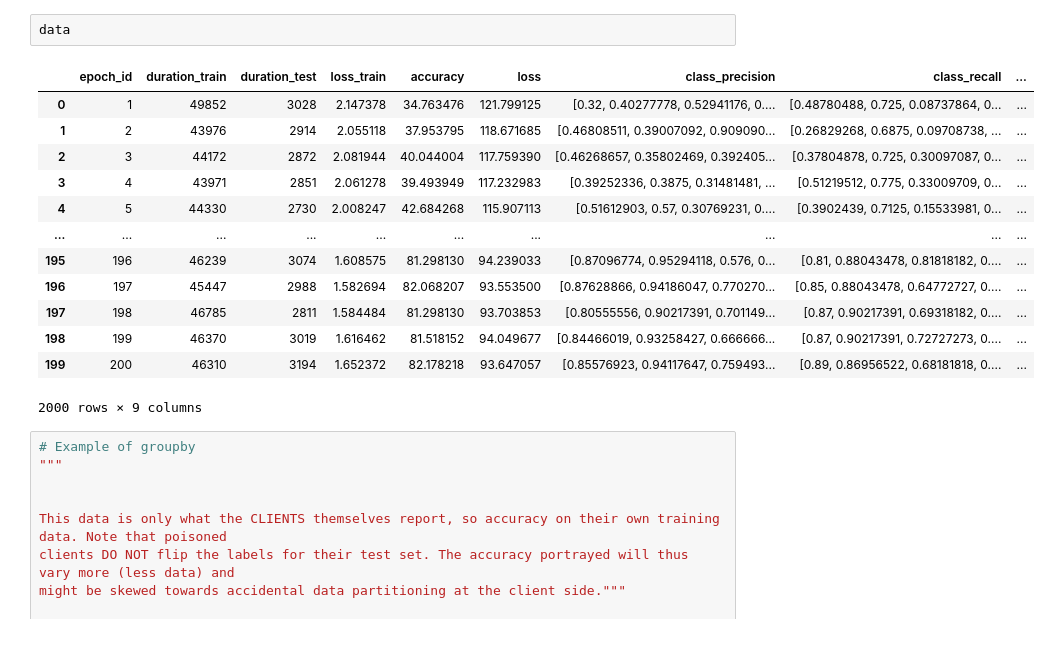
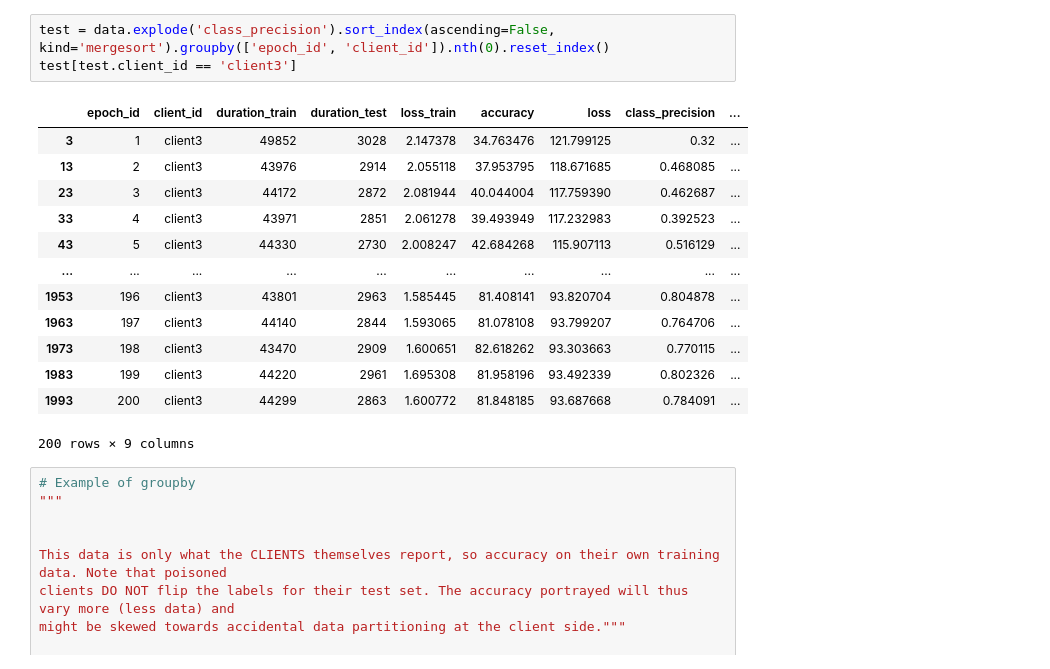
Before and after one commit to JMGaljaard/fltk-testbed, a Jupyter notebook: notebooks/convert_experiment_data.ipynb, the cells around one changed output. Saved outputs shown, nothing was run; the diff lists cells and outputs as text.

```diff
--- a/notebooks/convert_experiment_data.ipynb
+++ b/notebooks/convert_experiment_data.ipynb
@@ -23,19 +44,20 @@ data = pd.concat([pd.read_csv(client, converters={'class_precision': mapper, 'cl
 # %%
-data
+test = data.explode('class_precision').sort_index(ascending=False, kind='mergesort').groupby(['epoch_id', 'client_id']).nth(0).reset_index()
+test[test.client_id == 'client3']
 # %% [output]
-|  | epoch_id | duration_train | duration_test | loss_train | accuracy | loss | class_precision | class_recall | ... |
-| 0 | 1 | 49852 | 3028 | 2.147378 | 34.763476 | 121.799125 | [0.32, 0.40277778, 0.52941176, 0.... | [0.48780488, 0.725, 0.08737864, 0... | ... |
-| 1 | 2 | 43976 | 2914 | 2.055118 | 37.953795 | 118.671685 | [0.46808511, 0.39007092, 0.909090... | [0.26829268, 0.6875, 0.09708738, ... | ... |
-| 2 | 3 | 44172 | 2872 | 2.081944 | 40.044004 | 117.759390 | [0.46268657, 0.35802469, 0.392405... | [0.37804878, 0.725, 0.30097087, 0... | ... |
-| 3 | 4 | 43971 | 2851 | 2.061278 | 39.493949 | 117.232983 | [0.39252336, 0.3875, 0.31481481, ... | [0.51219512, 0.775, 0.33009709, 0... | ... |
-| 4 | 5 | 44330 | 2730 | 2.008247 | 42.684268 | 115.907113 | [0.51612903, 0.57, 0.30769231, 0.... | [0.3902439, 0.7125, 0.15533981, 0... | ... |
+|  | epoch_id | client_id | duration_train | duration_test | loss_train | accuracy | loss | class_precision | ... |
+| 3 | 1 | client3 | 49852 | 3028 | 2.147378 | 34.763476 | 121.799125 | 0.32 | ... |
+| 13 | 2 | client3 | 43976 | 2914 | 2.055118 | 37.953795 | 118.671685 | 0.468085 | ... |
+| 23 | 3 | client3 | 44172 | 2872 | 2.081944 | 40.044004 | 117.759390 | 0.462687 | ... |
+| 33 | 4 | client3 | 43971 | 2851 | 2.061278 | 39.493949 | 117.232983 | 0.392523 | ... |
+| 43 | 5 | client3 | 44330 | 2730 | 2.008247 | 42.684268 | 115.907113 | 0.516129 | ... |
 | ... | ... | ... | ... | ... | ... | ... | ... | ... | ... |
-| 195 | 196 | 46239 | 3074 | 1.608575 | 81.298130 | 94.239033 | [0.87096774, 0.95294118, 0.576, 0... | [0.81, 0.88043478, 0.81818182, 0.... | ... |
-| 196 | 197 | 45447 | 2988 | 1.582694 | 82.068207 | 93.553500 | [0.87628866, 0.94186047, 0.770270... | [0.85, 0.88043478, 0.64772727, 0.... | ... |
-| 197 | 198 | 46785 | 2811 | 1.584484 | 81.298130 | 93.703853 | [0.80555556, 0.90217391, 0.701149... | [0.87, 0.90217391, 0.69318182, 0.... | ... |
-| 198 | 199 | 46370 | 3019 | 1.616462 | 81.518152 | 94.049677 | [0.84466019, 0.93258427, 0.666666... | [0.87, 0.90217391, 0.72727273, 0.... | ... |
-| 199 | 200 | 46310 | 3194 | 1.652372 | 82.178218 | 93.647057 | [0.85576923, 0.94117647, 0.759493... | [0.89, 0.86956522, 0.68181818, 0.... | ... |
+| 1953 | 196 | client3 | 43801 | 2963 | 1.585445 | 81.408141 | 93.820704 | 0.804878 | ... |
+| 1963 | 197 | client3 | 44140 | 2844 | 1.593065 | 81.078108 | 93.799207 | 0.764706 | ... |
+| 1973 | 198 | client3 | 43470 | 2909 | 1.600651 | 82.618262 | 93.303663 | 0.770115 | ... |
+| 1983 | 199 | client3 | 44220 | 2961 | 1.695308 | 81.958196 | 93.492339 | 0.802326 | ... |
+| 1993 | 200 | client3 | 44299 | 2863 | 1.600772 | 81.848185 | 93.687668 | 0.784091 | ... |
-2000 rows × 9 columns
+200 rows × 9 columns
 # %%
 # Example of groupby
 """
```
Also changed, not shown: parts of 2 cells of this notebook, 8 other files.
